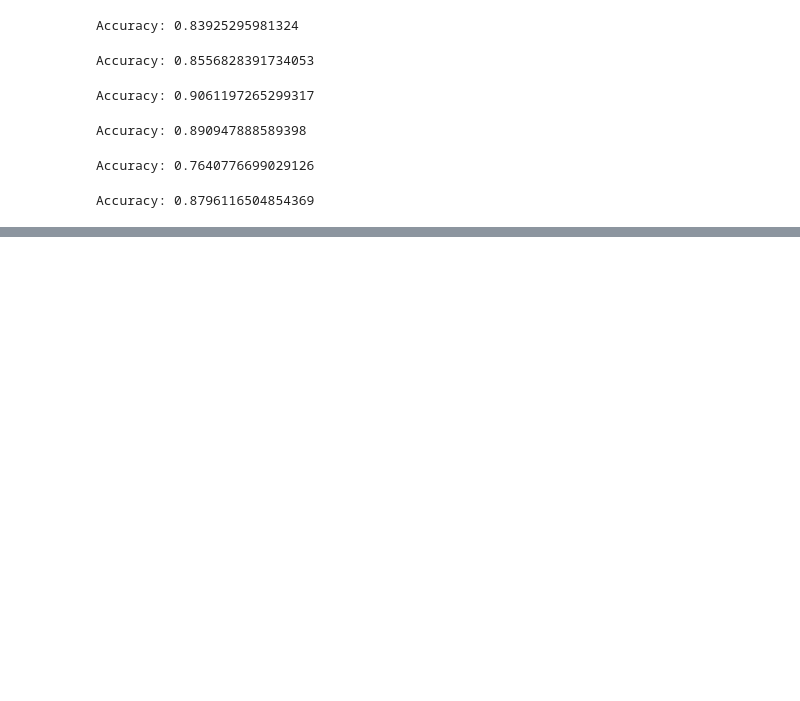
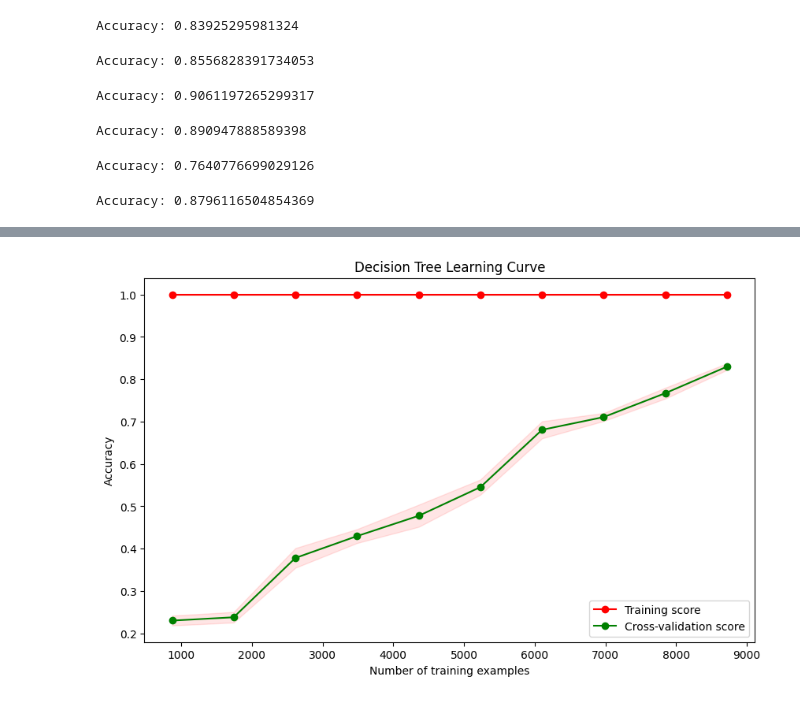
Before and after one commit to Suhail270/DMML_Part3, a Jupyter notebook: Part3.ipynb, the cells around one changed output, grey strips where cells are left out. Saved outputs shown, nothing was run; the diff lists cells and outputs as text; code cells hidden in the pictures; blank space fills up the shorter version.

```diff
--- a/Part3.ipynb
+++ b/Part3.ipynb
@@ -1223,0 +1309,4 @@ Accuracy: 0.8796116504854369
+# %%
+learn_curve(equalized_df,y_train_all)
+# %% [output]
+[figure, added]
```
Also changed, not shown: parts of 40 cells of this notebook.
